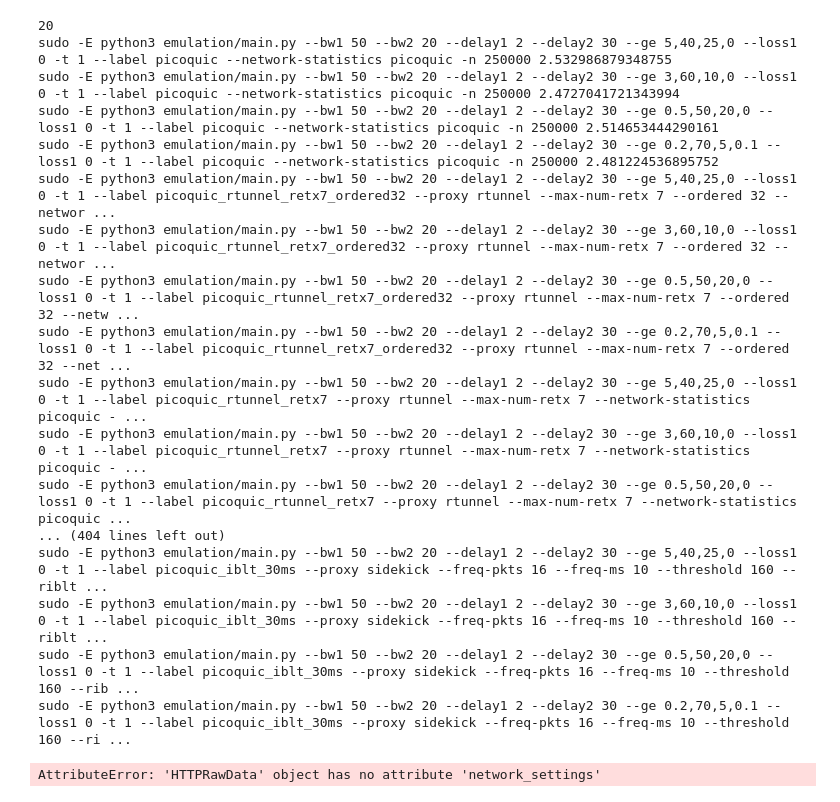
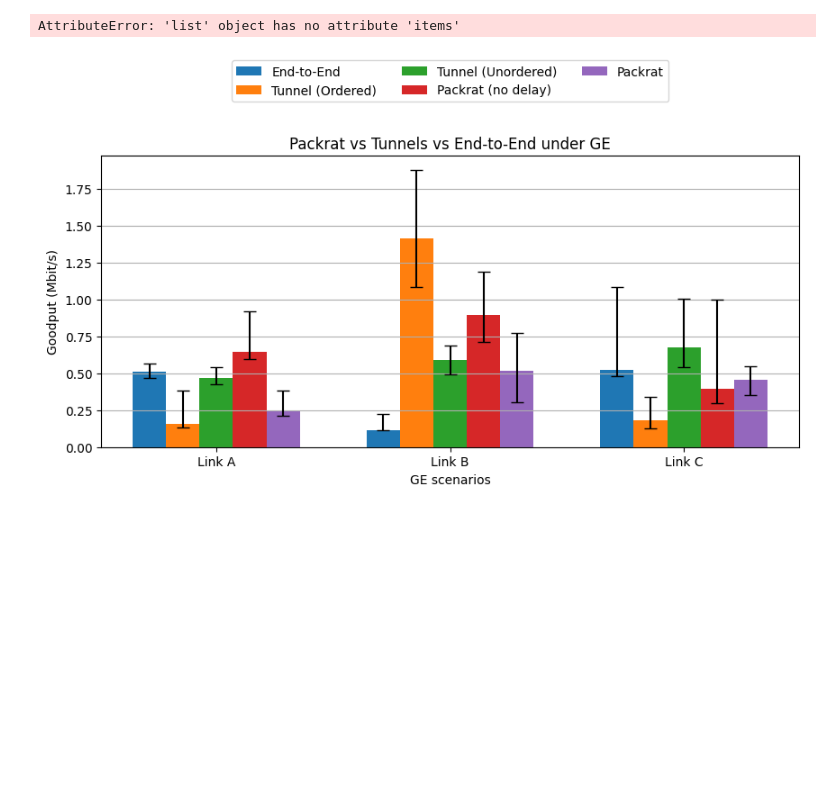
Before and after one commit to StanfordSNR/sidekick-downloads, a Jupyter notebook: notebook/ge_benchmark.ipynb, the cells around one changed output. Cells and saved outputs as stored; diff of their text form; code cells hidden in the pictures; blank space fills up the shorter version.

```diff
--- a/notebook/ge_benchmark.ipynb
+++ b/notebook/ge_benchmark.ipynb
@@ -159,7 +159,7 @@ max_data_sizes = {
 # %%
 # Toggle execute=True to actually run. n is the number of trials (median + IQR).
 RUN_EXECUTE = True
-NUM_TRIALS = 20
+NUM_TRIALS = 3
 MIN_TRIALS_TO_START = 1
 
 treatments = TREATMENTS_FOR_GE()
@@ -176,28 +176,11 @@ loss_vs_throughput_data_ge = collect_loss_vs_metric_data(
 )
 
 # This prints a quick index of networks so you can see the GE strings
-for net_label in loss_vs_throughput_data_ge.network_settings:
-    ns_obj = loss_vs_throughput_data_ge.exp.get_network_setting(net_label)
+# Prints a quick index of networks and their GE strings
+for net_label, ns_obj in network_settings.items():
     print(net_label, "-> ge:", ns_obj.get('ge'))
 # %% [output]
-20
-sudo -E python3 emulation/main.py --bw1 50 --bw2 20 --delay1 2 --delay2 30 --ge 5,40,25,0 --loss1 0 -t 1 --label picoquic --network-statistics picoquic -n 250000 2.532986879348755
-sudo -E python3 emulation/main.py --bw1 50 --bw2 20 --delay1 2 --delay2 30 --ge 3,60,10,0 --loss1 0 -t 1 --label picoquic --network-statistics picoquic -n 250000 2.4727041721343994
-sudo -E python3 emulation/main.py --bw1 50 --bw2 20 --delay1 2 --delay2 30 --ge 0.5,50,20,0 --loss1 0 -t 1 --label picoquic --network-statistics picoquic -n 250000 2.514653444290161
-sudo -E python3 emulation/main.py --bw1 50 --bw2 20 --delay1 2 --delay2 30 --ge 0.2,70,5,0.1 --loss1 0 -t 1 --label picoquic --network-statistics picoquic -n 250000 2.481224536895752
-sudo -E python3 emulation/main.py --bw1 50 --bw2 20 --delay1 2 --delay2 30 --ge 5,40,25,0 --loss1 0 -t 1 --label picoquic_rtunnel_retx7_ordered32 --proxy rtunnel --max-num-retx 7 --ordered 32 --networ ...
-sudo -E python3 emulation/main.py --bw1 50 --bw2 20 --delay1 2 --delay2 30 --ge 3,60,10,0 --loss1 0 -t 1 --label picoquic_rtunnel_retx7_ordered32 --proxy rtunnel --max-num-retx 7 --ordered 32 --networ ...
-sudo -E python3 emulation/main.py --bw1 50 --bw2 20 --delay1 2 --delay2 30 --ge 0.5,50,20,0 --loss1 0 -t 1 --label picoquic_rtunnel_retx7_ordered32 --proxy rtunnel --max-num-retx 7 --ordered 32 --netw ...
-sudo -E python3 emulation/main.py --bw1 50 --bw2 20 --delay1 2 --delay2 30 --ge 0.2,70,5,0.1 --loss1 0 -t 1 --label picoquic_rtunnel_retx7_ordered32 --proxy rtunnel --max-num-retx 7 --ordered 32 --net ...
-sudo -E python3 emulation/main.py --bw1 50 --bw2 20 --delay1 2 --delay2 30 --ge 5,40,25,0 --loss1 0 -t 1 --label picoquic_rtunnel_retx7 --proxy rtunnel --max-num-retx 7 --network-statistics picoquic - ...
-sudo -E python3 emulation/main.py --bw1 50 --bw2 20 --delay1 2 --delay2 30 --ge 3,60,10,0 --loss1 0 -t 1 --label picoquic_rtunnel_retx7 --proxy rtunnel --max-num-retx 7 --network-statistics picoquic - ...
-sudo -E python3 emulation/main.py --bw1 50 --bw2 20 --delay1 2 --delay2 30 --ge 0.5,50,20,0 --loss1 0 -t 1 --label picoquic_rtunnel_retx7 --proxy rtunnel --max-num-retx 7 --network-statistics picoquic ...
-... (404 lines left out)
-sudo -E python3 emulation/main.py --bw1 50 --bw2 20 --delay1 2 --delay2 30 --ge 5,40,25,0 --loss1 0 -t 1 --label picoquic_iblt_30ms --proxy sidekick --freq-pkts 16 --freq-ms 10 --threshold 160 --riblt ...
-sudo -E python3 emulation/main.py --bw1 50 --bw2 20 --delay1 2 --delay2 30 --ge 3,60,10,0 --loss1 0 -t 1 --label picoquic_iblt_30ms --proxy sidekick --freq-pkts 16 --freq-ms 10 --threshold 160 --riblt ...
-sudo -E python3 emulation/main.py --bw1 50 --bw2 20 --delay1 2 --delay2 30 --ge 0.5,50,20,0 --loss1 0 -t 1 --label picoquic_iblt_30ms --proxy sidekick --freq-pkts 16 --freq-ms 10 --threshold 160 --rib ...
-sudo -E python3 emulation/main.py --bw1 50 --bw2 20 --delay1 2 --delay2 30 --ge 0.2,70,5,0.1 --loss1 0 -t 1 --label picoquic_iblt_30ms --proxy sidekick --freq-pkts 16 --freq-ms 10 --threshold 160 --ri ...
+AttributeError: 'list' object has no attribute 'items'
-AttributeError: 'HTTPRawData' object has no attribute 'network_settings'
 # %%
 def plot_ge_vs_throughput_bars(raw_data, title=None, pdf=None, style=False):
     data = raw_data.to_plottable_data('throughput_mbps')
@@ -262,33 +245,37 @@ def plot_ge_vs_throughput_bars(raw_data, title=None, pdf=None, style=False):
     num_groups = len(cat_order)
     num_series = len(series_labels)
     bar_width = 0.14
     xs, centers = grouped_bar_positions(num_groups, num_series, bar_width=bar_width, group_gap=0.28)
 
     plt.figure(figsize=(10, 4.2))
     plotted_labels = []
     for si, s in enumerate(series_labels):
         vals = med[s]
         el = low[s]
         eh = high[s]
         # If you have STYLE/LABEL_MAP and want fancier styling, you can use it here.
         b = plt.bar(xs[si], vals, yerr=[el, eh], width=bar_width, label=s, capsize=5)
         plotted_labels.append(s)
 
     # Axis & legend
-    plt.xticks(centers, [f"{name}\n({short_ge_name(exp.get_network_setting(lbl).get('ge'))})"
-                         for name, lbl in zip(cat_order, cat_order_verbose)])
+    plt.xticks(
+        centers,
+        [f"Link {chr(65 + i)}" for i in range(len(cat_order))]
+    )
     if title is None:
         title = f"Goodput vs GE Loss Model — {data_size_str(data.data_sizes[0])}"
     plt.title(title)
     plt.ylabel("Goodput (Mbit/s)")
-    plt.xlabel("GE scenarios (P=enter bad, R=exit bad, Bad/Good loss)")
+    plt.xlabel("GE scenarios")
     plt.grid(axis='y')
     plt.ylim(0)  # start at zero
     plot_title_and_legend(title, plotted_labels, base_height=1.20, row_height=0.07, title_height=0.08, ncol=3)
 
     if pdf:
         save_pdf(pdf)
     plt.show()
 
 # Plot
 plot_ge_vs_throughput_bars(loss_vs_throughput_data_ge, title="Packrat vs Tunnels vs End-to-End under GE")
+# %% [output]
+[figure, added]
```
Also changed, not shown: parts of 3 cells of this notebook.
